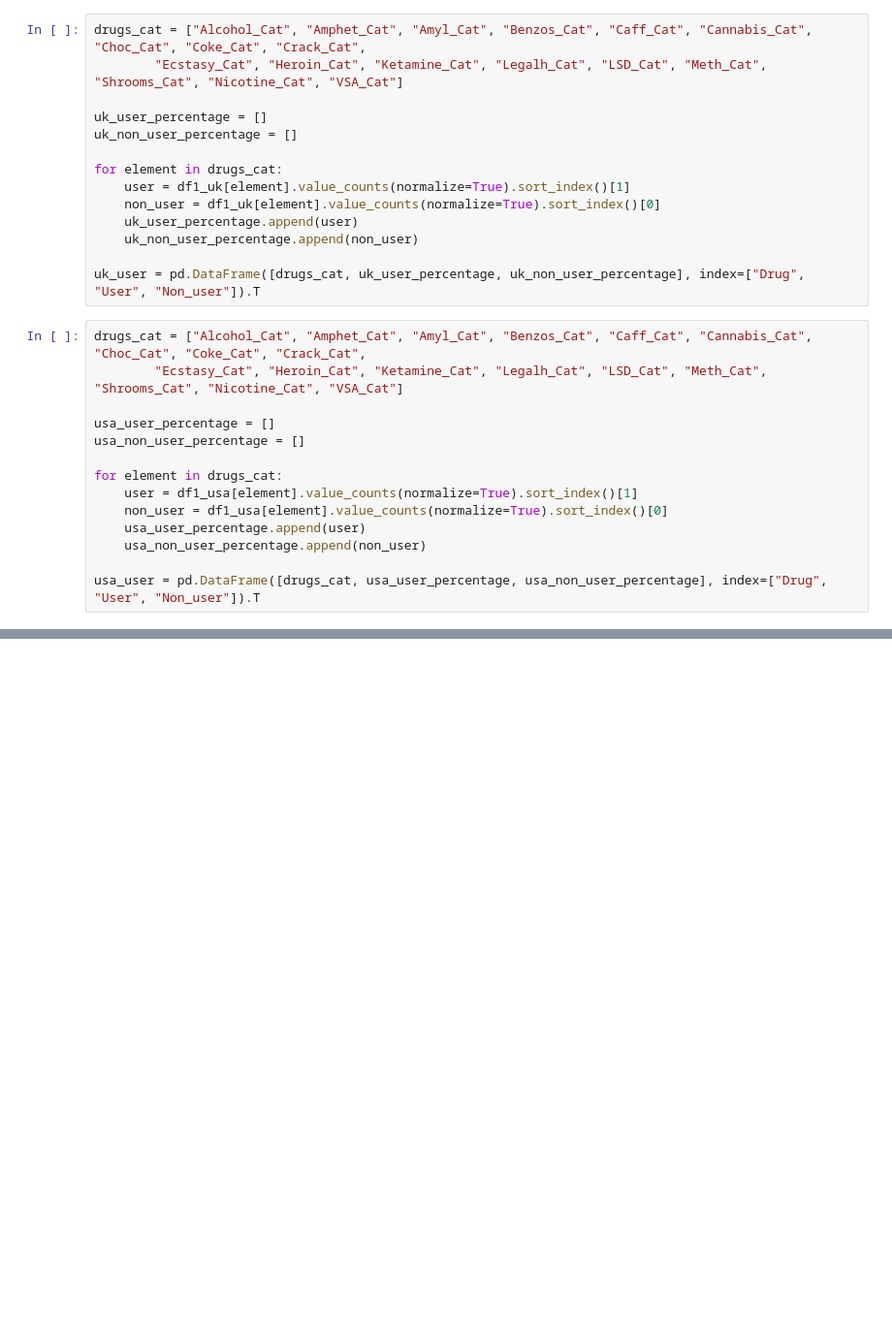
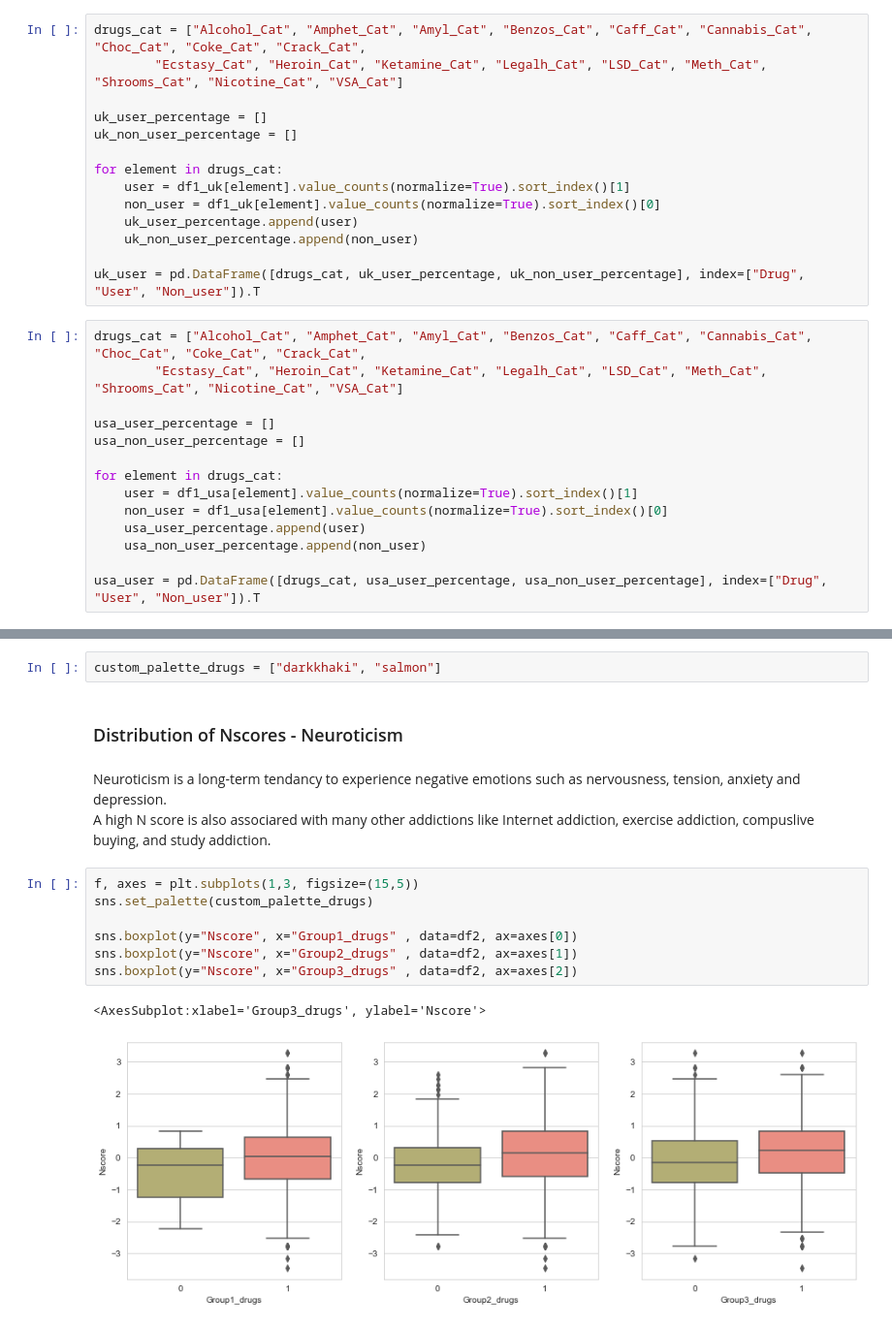
Before and after one commit to SebastianRoetten/Personality_vs_drug_use, a Jupyter notebook: EDA_Laura.ipynb, the cells around one changed output, grey strips where cells are left out. Shown at 97% size. Drawn from its saved outputs; the diff is of its cells as text; blank space fills up the shorter version.

```diff
--- a/EDA_Laura.ipynb
+++ b/EDA_Laura.ipynb
@@ -373,0 +376,17 @@ ax2.set_xticklabels(drugs_cat, rotation=90, size = 12);
+# %%
+custom_palette_drugs = ["darkkhaki", "salmon"]
+# %% [markdown]
+### Distribution of Nscores - Neuroticism
+# %% [markdown]
+Neuroticism is a long-term tendancy to experience negative emotions such as nervousness, tension, anxiety and depression.
+A high N score is also associared with many other addictions like Internet addiction, exercise addiction, compuslive buying, and study addiction.
+# %%
+f, axes = plt.subplots(1,3, figsize=(15,5))
+sns.set_palette(custom_palette_drugs)
+
+sns.boxplot(y="Nscore", x="Group1_drugs" , data=df2, ax=axes[0])
+sns.boxplot(y="Nscore", x="Group2_drugs" , data=df2, ax=axes[1])
+sns.boxplot(y="Nscore", x="Group3_drugs" , data=df2, ax=axes[2])
+# %% [output]
+<AxesSubplot:xlabel='Group3_drugs', ylabel='Nscore'>
+[figure, added]
```
Also changed, not shown: parts of 20 cells of this notebook.
